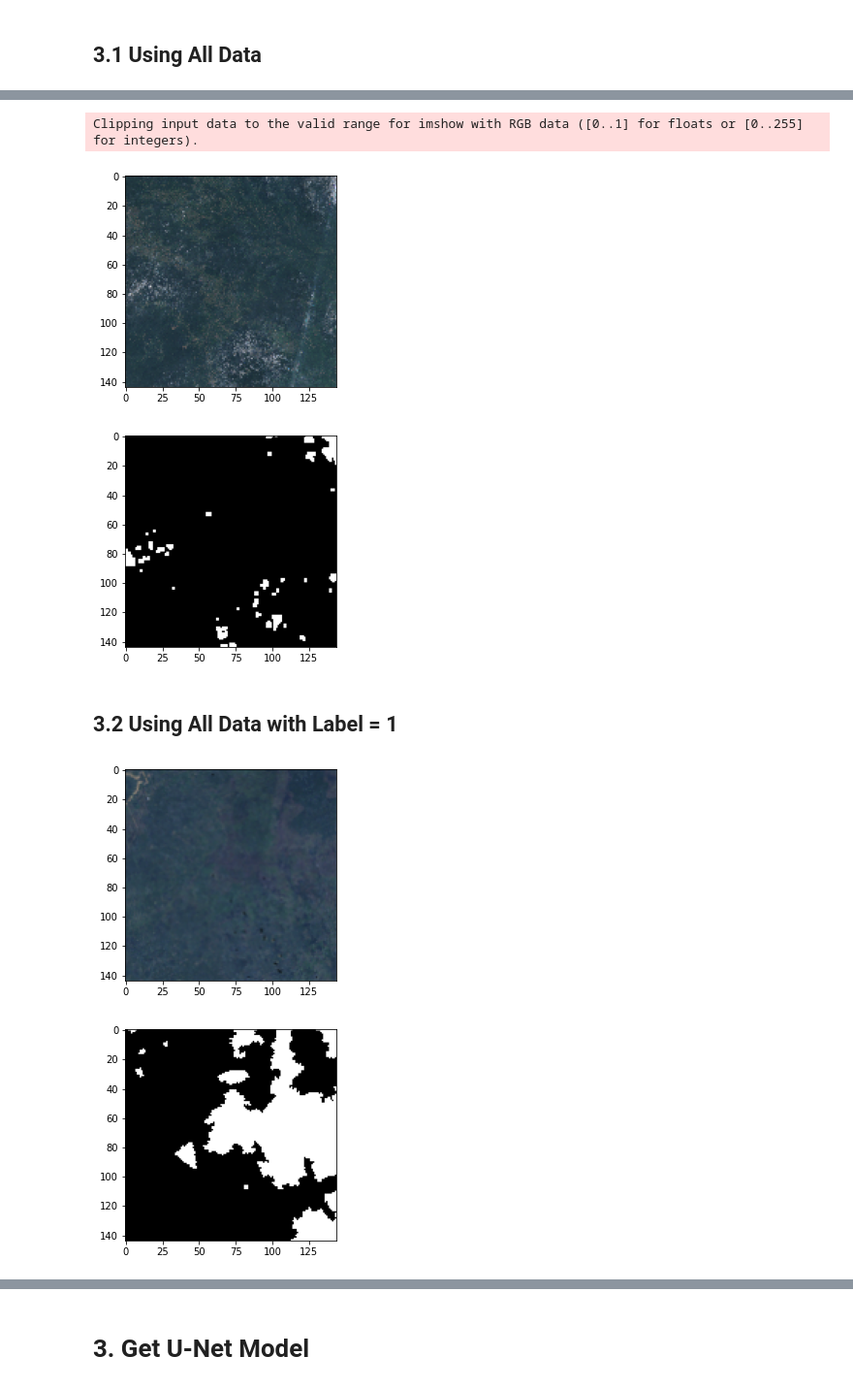
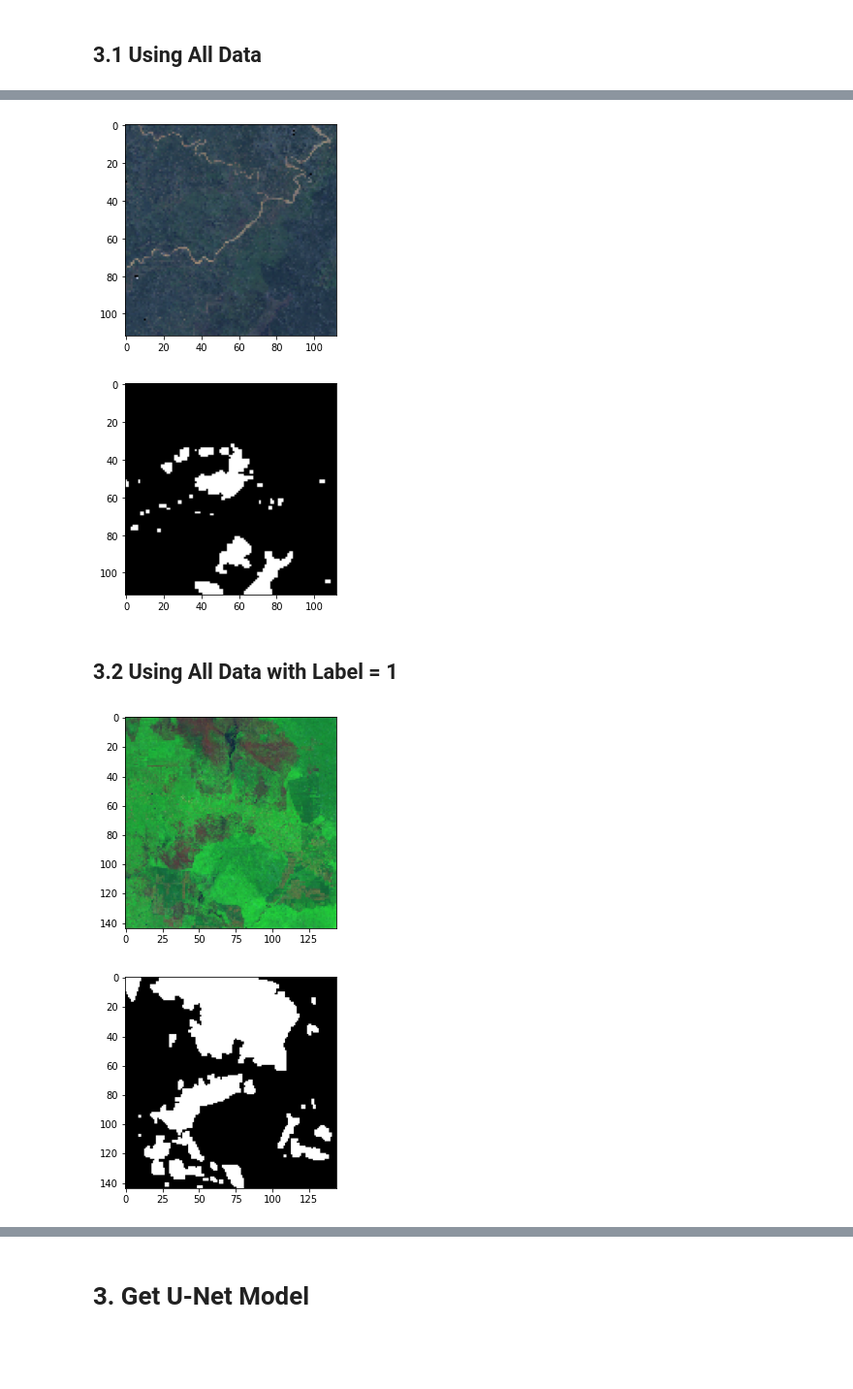
Before and after one commit to marcellinus-witarsah/sumatera-wildfire-classification, a Jupyter notebook: train.ipynb, the cells around one changed output, grey strips where cells are left out. Shown at 97% size. Drawn from its saved outputs; the diff is of its cells as text; code cells hidden in the pictures; blank space fills up the shorter version.

```diff
--- a/train.ipynb
+++ b/train.ipynb
@@ -28,7 +28,7 @@ from keras import backend as K
 # %%
 # folder path or file path constants that will be used in this project
 # Root Directory (between 'F:' or 'D:'' depends on the external drive)
-ROOT = "D:"
+ROOT = "D:\\"
 
 # Folder inside D:\\wildfire-sumatera-dataset
 WILDFIRE_SUMATERA_DATASET_FOLDER_PATH = os.path.join(ROOT, 'wildfire-sumatera-dataset')
@@ -65,8 +65,11 @@ SENTINEL_2_IMAGE_MASK_FOLDER_PATH = os.path.join(WILDFIRE_SUMATERA_IMAGE_MASK_FO
 LANDSAT_8_IMAGE_MASK_FOLDER_PATH = os.path.join(WILDFIRE_SUMATERA_IMAGE_MASK_FOLDER_PATH, 'landsat-8')
 
 # Folders inside
-SENTINEL_2_IMAGE_MASK_TFRECORD_FOLDER_PATH = os.path.join(WILDFIRE_SUMATERA_IMAGE_MASK_TFRECORD_FOLDER_PATH, 'sentinel-2')
-LANDSAT_8_IMAGE_MASK_TFRECORD_FOLDER_PATH = os.path.join(WILDFIRE_SUMATERA_IMAGE_MASK_TFRECORD_FOLDER_PATH, 'landsat-8')
+SENTINEL_2_B12_B8_B2_IMAGE_MASK_TFRECORD_FOLDER_PATH = os.path.join(WILDFIRE_SUMATERA_IMAGE_MASK_TFRECORD_FOLDER_PATH, 'sentinel-2_b12_b8_b2')
+LANDSAT_8_B7_B5_B2_IMAGE_MASK_TFRECORD_FOLDER_PATH = os.path.join(WILDFIRE_SUMATERA_IMAGE_MASK_TFRECORD_FOLDER_PATH, 'landsat-8_b7_b5_b2')
+SENTINEL_2_B4_B3_B2_IMAGE_MASK_TFRECORD_FOLDER_PATH = os.path.join(WILDFIRE_SUMATERA_IMAGE_MASK_TFRECORD_FOLDER_PATH, 'sentinel-2_b4_b3_b2')
+LANDSAT_8_B4_B3_B2_IMAGE_MASK_TFRECORD_FOLDER_PATH = os.path.join(WILDFIRE_SUMATERA_IMAGE_MASK_TFRECORD_FOLDER_PATH, 'landsat-8_b4_b3_b2')
+
 
 dirs = [
     WILDFIRE_SUMATERA_DATASET_FOLDER_PATH,
@@ -88,8 +91,11 @@ dirs = [
     SENTINEL_2_IMAGE_MASK_FOLDER_PATH,
     LANDSAT_8_IMAGE_MASK_FOLDER_PATH,
 
-    SENTINEL_2_IMAGE_MASK_TFRECORD_FOLDER_PATH,
-    LANDSAT_8_IMAGE_MASK_TFRECORD_FOLDER_PATH,
+    SENTINEL_2_B12_B8_B2_IMAGE_MASK_TFRECORD_FOLDER_PATH,
+    LANDSAT_8_B7_B5_B2_IMAGE_MASK_TFRECORD_FOLDER_PATH,
+    SENTINEL_2_B4_B3_B2_IMAGE_MASK_TFRECORD_FOLDER_PATH,
+    LANDSAT_8_B4_B3_B2_IMAGE_MASK_TFRECORD_FOLDER_PATH,
+
 ]
 
 for dir_ in dirs:
@@ -120,16 +128,16 @@ D:wildfire-sumatera-dataset\wildfire-sumatera-image-mask-tfrecords\landsat-8 alr
 # 2. Constants
 # %%
 RANDOM_STATE = 42
-BATCH_SIZE = 16
 SEED = RANDOM_STATE
-WIDTH = 144
-HEIGHT = 144
+LEARNING_RATE = 0.001
+BATCH_SIZE = 32
+STARTING_FILTER = 16
+WIDTH = 112
+HEIGHT = 112
 CHANNEL = 3
 INPUT_SHAPE = (HEIGHT, WIDTH, CHANNEL)
-LEARNING_RATE = 0.001
 OPTIMIZER_NAME = 'adam'
 AUTOTUNE = tf.data.experimental.AUTOTUNE
-STARTING_FILTER = 32
 # %% [markdown]
 # 3. Prepare Data
 # %%
@@ -233,7 +241,7 @@ def process_data(image, mask):
 ## 3.1 Using All Data
 # %%
 # return list of tfrecords using glob
-files = glob.glob(os.path.join(SENTINEL_2_IMAGE_MASK_TFRECORD_FOLDER_PATH, '*.tfrec'), recursive=False)
+files = glob.glob(os.path.join(LANDSAT_8_B4_B3_B2_IMAGE_MASK_TFRECORD_FOLDER_PATH, '*.tfrec'), recursive=False)
 
 # shuffled the filse using random sample
 random.seed(SEED)
@@ -242,9 +250,9 @@ shuffled_files = random.sample(files, len(files))
 # split the shuffled file for train, validation, test
 len_dataset = len(shuffled_files)
 
-train_size = math.floor(0.8 * len_dataset)
-validation_size = math.ceil(0.1 * len_dataset)
-test_size = math.ceil(0.1 * len_dataset)
+train_size = math.floor(0.6 * len_dataset)
+validation_size = math.ceil(0.2 * len_dataset)
+test_size = math.ceil(0.2 * len_dataset)
 
 train_files = shuffled_files[:train_size]
 validation_files = shuffled_files[train_size:train_size+validation_size]
@@ -307,14 +315,13 @@ for d in test_dataset.take(1):
     plt.imshow(mask, cmap='gray')
     plt.show()
 # %% [output]
-Clipping input data to the valid range for imshow with RGB data ([0..1] for floats or [0..255] for integers).
-[figure, old version]
+[figure, new version]
-[figure, old version]
+[figure, new version]
 # %% [markdown]
 ## 3.2 Using All Data with Label  = 1
 # %%
 # return list of tfrecords using glob
-files = glob.glob(os.path.join(LANDSAT_8_IMAGE_MASK_TFRECORD_FOLDER_PATH, '*.tfrec'), recursive=False)
+files = glob.glob(os.path.join(SENTINEL_2_IMAGE_MASK_TFRECORD_FOLDER_PATH, '*.tfrec'), recursive=False)
 
 # shuffled the filse using random sample
 random.seed(SEED)
@@ -323,9 +330,9 @@ shuffled_files = random.sample(files, len(files))
 # split the shuffled file for train, validation, test
 len_dataset = len(shuffled_files)
 
-train_size = math.floor(0.8 * len_dataset)
-validation_size = math.ceil(0.1 * len_dataset)
-test_size = math.ceil(0.1 * len_dataset)
+train_size = math.floor(0.6 * len_dataset)
+validation_size = math.ceil(0.2 * len_dataset)
+test_size = math.ceil(0.2 * len_dataset)
 
 train_files = shuffled_files[:train_size]
 validation_files = shuffled_files[train_size:train_size+validation_size]
@@ -360,14 +367,14 @@ test_dataset = test_dataset.batch(BATCH_SIZE).prefetch(tf.data.experimental.AUTO
 # %%
 for d in train_dataset.take(1):
     image = d[0][0].numpy()
     mask = d[1][0].numpy()
-    plt.imshow(image*3)
+    plt.imshow(image*2)
     plt.show()
     plt.imshow(mask, cmap='gray')
     plt.show()
 # %% [output]
-[figure, old version]
+[figure, new version]
-[figure, old version]
+[figure, new version]
 # %%
 for d in validation_dataset.take(1):
     image = d[0][0].numpy()
```
Also changed, not shown: parts of 22 cells of this notebook.
